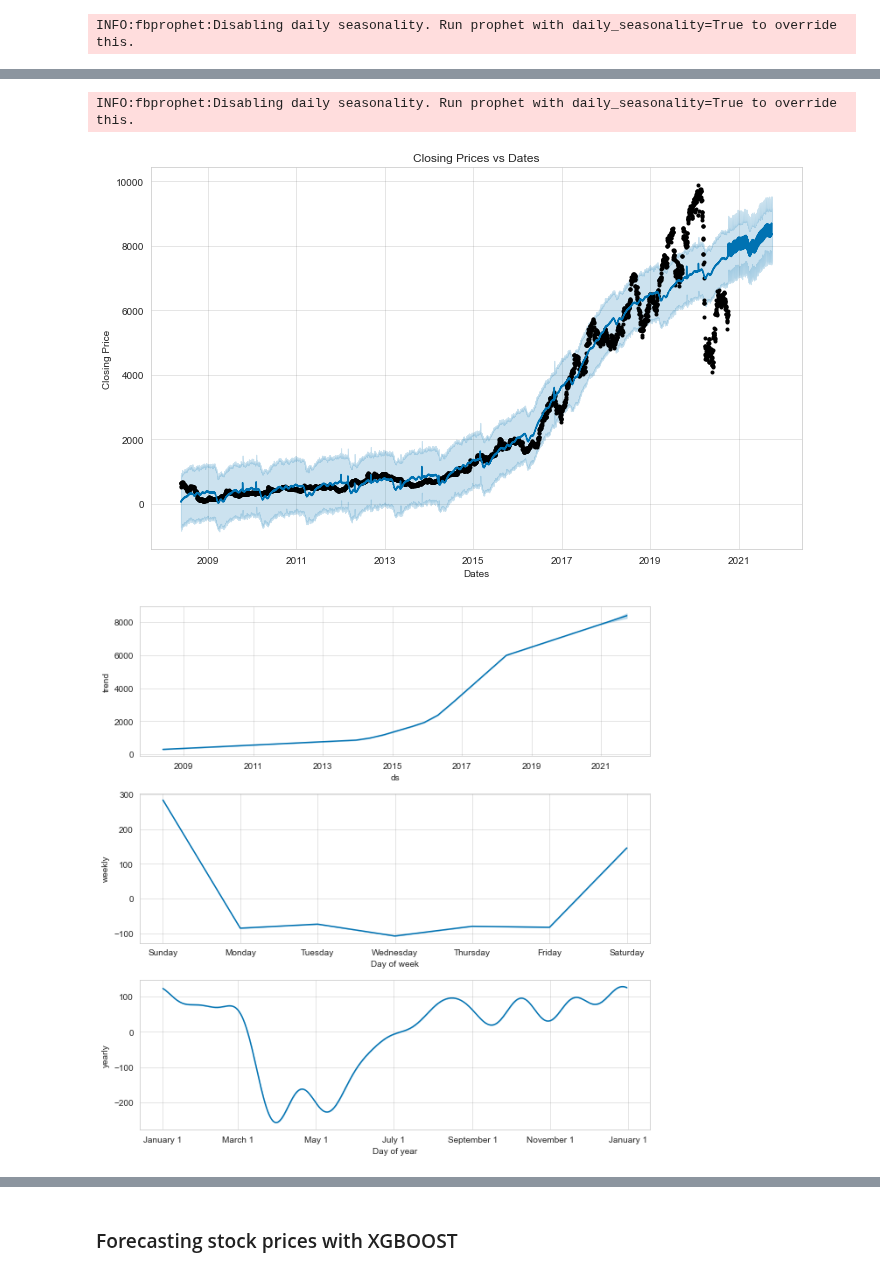
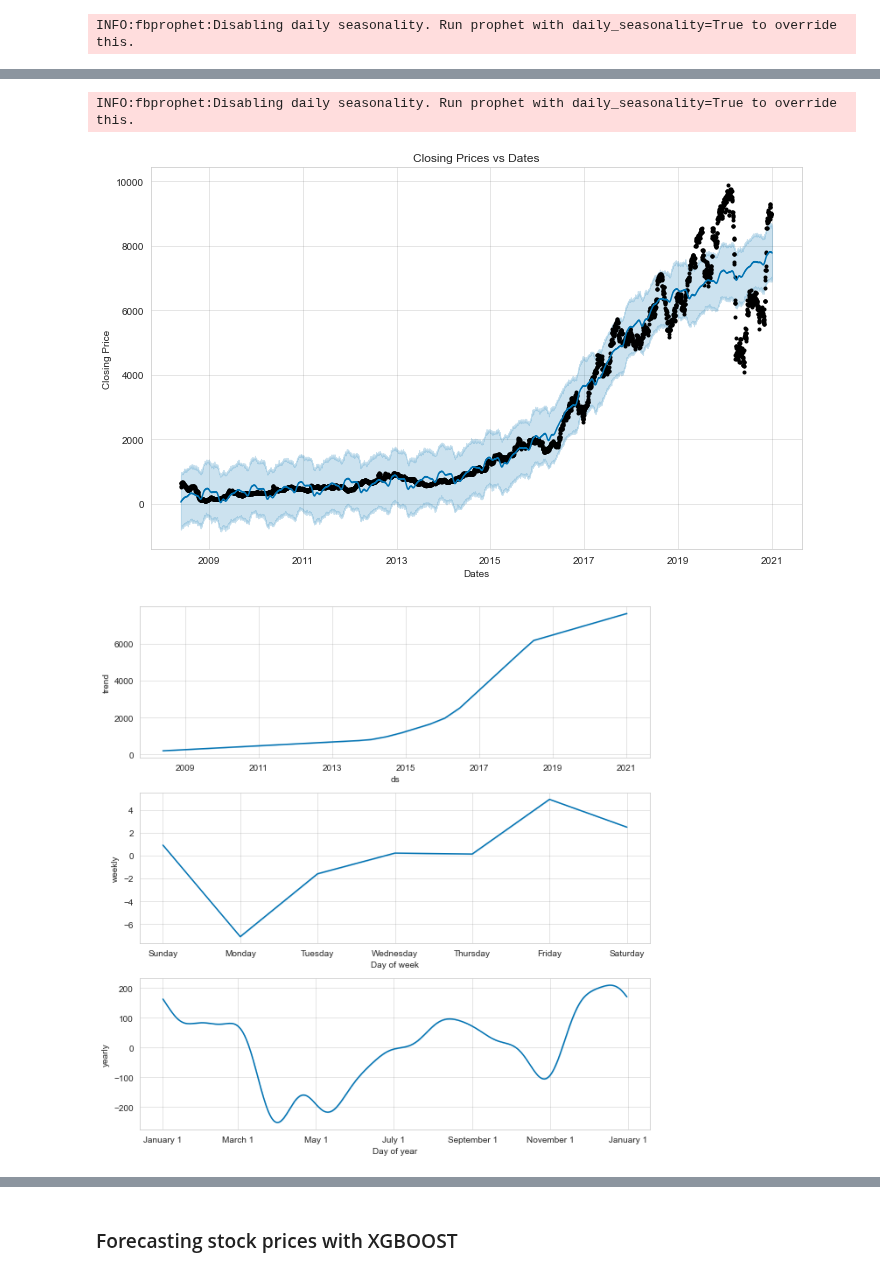
Before and after one commit to cjb123/Nifty50-data_Stock-Prediction-for-Bajaj-Finserv, a Jupyter notebook: Nifty_50_stock_data.ipynb, the cells around one changed output, grey strips where cells are left out. Cells and saved outputs as stored; diff of their text form; code cells hidden in the pictures.

```diff
--- a/Nifty_50_stock_data.ipynb
+++ b/Nifty_50_stock_data.ipynb
@@ -49,6 +49,6 @@ from fbprophet import Prophet
 # %% [markdown]
 The data about Bajaj Finserv here is from 26 May 2008 to 30 September 2020.It has been taken from kaggle: https://www.kaggle.com/rohanrao/nifty50-stock-market-data
 # %%
-stock_data = pd.read_csv("Data/BAJAJFINSV.csv")
+stock_data = pd.read_csv("BAJAJFINSV.csv")
 stock_data.head()
 # %% [output]
@@ -89,5 +83,5 @@ memory usage: 358.5+ KB
 # %%
-stock_data['Date'] = pd.to_datetime(stock_data.Date, format="%Y-%m-%d")
+stock_data['Date'] = pd.to_datetime(stock_data.Date, format="%d-%m-%Y")
 # %%
 stock_data["year"] = stock_data.Date.dt.year
 stock_data["month"] = stock_data.Date.dt.month
@@ -188,4 +174,6 @@ In case of stock data, on saturdays and sundays, market remains closed, so Frida
 # %%
+stock_data = stock_data.drop(['Date'], axis = 1)
+
 stock_daily = stock_data.asfreq('D', method ='pad')
 stock_daily.tail(6)
 # %% [output]
@@ -246,3 +234,5 @@ warnings.filterwarnings("ignore")
 # %% [markdown]
 <h3> Forecasting stock Prices with Prophet </h3>
+# %%
+stock_daily = stock_daily.reset_index()
 # %%
@@ -286,18 +276,18 @@ plt.show()
 # %%
 model2 = Prophet(changepoint_prior_scale=0.01).fit(stock_daily[['Date','Close']].rename(columns={"Date": "ds", "Close": "y"}))
-future_daily_prices = model2.make_future_dataframe(periods=365)
+future_daily_prices = model2.make_future_dataframe(periods=5)
 forecast_data2 = model2.predict(future_daily_prices)
 
 model2.plot(forecast_data2)
 plt.title('Closing Prices vs Dates')
 plt.xlabel('Dates')
 plt.ylabel("Closing Price")
 plt.show()
 # %% [output]
 INFO:fbprophet:Disabling daily seasonality. Run prophet with daily_seasonality=True to override this.
-[figure, old version]
+[figure, new version]
 # %%
 fig = model2.plot_components(forecast_data2)
 plt.show()
 # %% [output]
-[figure, old version]
+[figure, new version]
```
Also changed, not shown: parts of 49 cells of this notebook.
